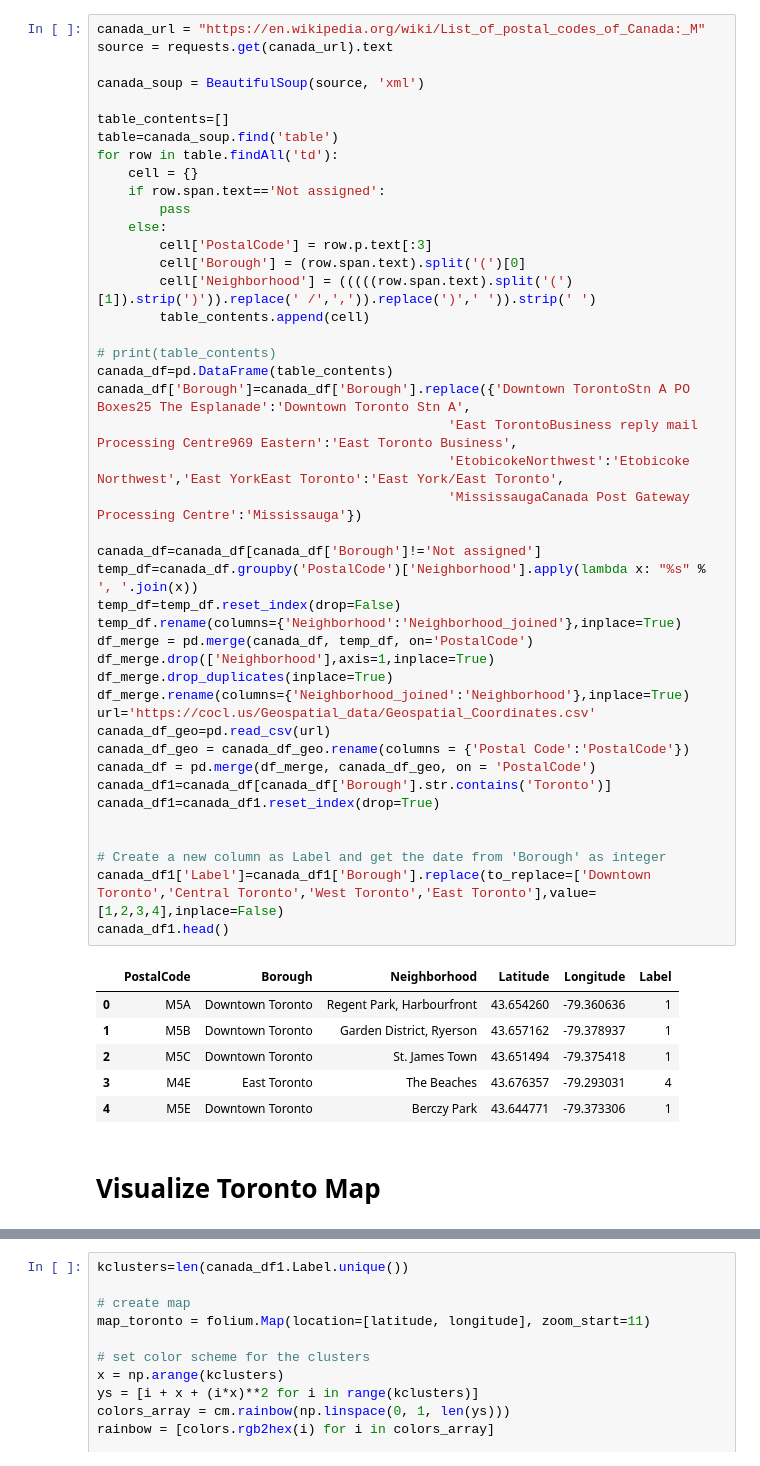
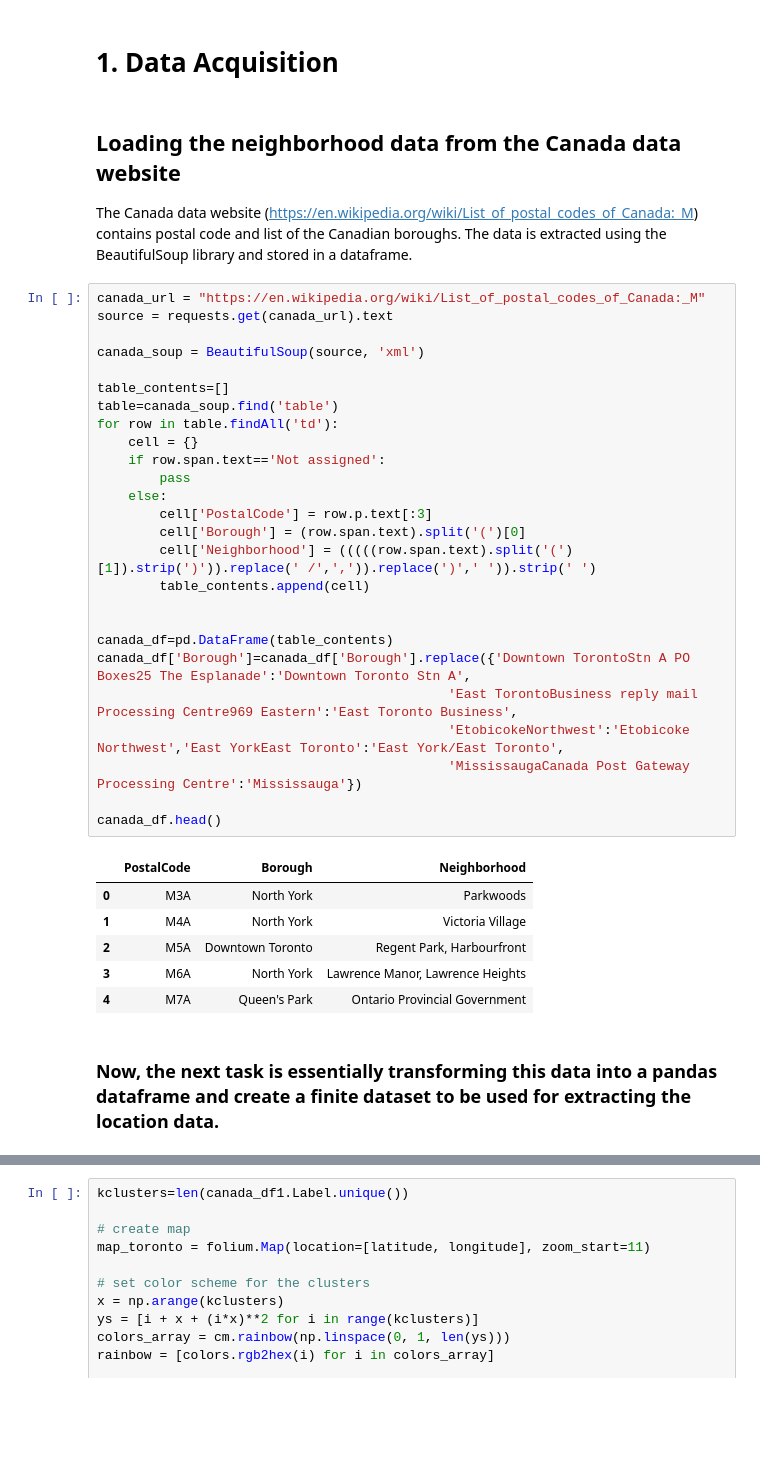
Before and after one commit to shkothari88/Coursera_Capstone, a Jupyter notebook: Coursera_Capstone_Project_Module10.ipynb, the cells around one changed output, grey strips where cells are left out. Cells and saved outputs as stored; diff of their text form; blank space fills up the shorter version.

```diff
--- a/Coursera_Capstone_Project_Module10.ipynb
+++ b/Coursera_Capstone_Project_Module10.ipynb
@@ -28,53 +38,40 @@ Hello Capstone Project Course!
+# %% [markdown]
+# 1. Data Acquisition
+# %% [markdown]
+## Loading the neighborhood data from the Canada data website
+The Canada data website (https://en.wikipedia.org/wiki/List_of_postal_codes_of_Canada:_M) contains postal code and list of the Canadian boroughs. The data is extracted using the BeautifulSoup library and stored in a dataframe.
 # %%
 canada_url = "https://en.wikipedia.org/wiki/List_of_postal_codes_of_Canada:_M"
 source = requests.get(canada_url).text
 
 canada_soup = BeautifulSoup(source, 'xml')
 
 table_contents=[]
 table=canada_soup.find('table')
 for row in table.findAll('td'):
     cell = {}
     if row.span.text=='Not assigned':
         pass
     else:
         cell['PostalCode'] = row.p.text[:3]
         cell['Borough'] = (row.span.text).split('(')[0]
         cell['Neighborhood'] = (((((row.span.text).split('(')[1]).strip(')')).replace(' /',',')).replace(')',' ')).strip(' ')
         table_contents.append(cell)
 
-# print(table_contents)
+
 canada_df=pd.DataFrame(table_contents)
 canada_df['Borough']=canada_df['Borough'].replace({'Downtown TorontoStn A PO Boxes25 The Esplanade':'Downtown Toronto Stn A',
                                              'East TorontoBusiness reply mail Processing Centre969 Eastern':'East Toronto Business',
                                              'EtobicokeNorthwest':'Etobicoke Northwest','East YorkEast Toronto':'East York/East Toronto',
                                              'MississaugaCanada Post Gateway Processing Centre':'Mississauga'})
 
-canada_df=canada_df[canada_df['Borough']!='Not assigned']
-temp_df=canada_df.groupby('PostalCode')['Neighborhood'].apply(lambda x: "%s" % ', '.join(x))
-temp_df=temp_df.reset_index(drop=False)
-temp_df.rename(columns={'Neighborhood':'Neighborhood_joined'},inplace=True)
-df_merge = pd.merge(canada_df, temp_df, on='PostalCode')
-df_merge.drop(['Neighborhood'],axis=1,inplace=True)
-df_merge.drop_duplicates(inplace=True)
-df_merge.rename(columns={'Neighborhood_joined':'Neighborhood'},inplace=True)
-url='https://cocl.us/Geospatial_data/Geospatial_Coordinates.csv'
-canada_df_geo=pd.read_csv(url)
-canada_df_geo = canada_df_geo.rename(columns = {'Postal Code':'PostalCode'})
-canada_df = pd.merge(df_merge, canada_df_geo, on = 'PostalCode')
-canada_df1=canada_df[canada_df['Borough'].str.contains('Toronto')]
-canada_df1=canada_df1.reset_index(drop=True)
-
-
-# Create a new column as Label and get the date from 'Borough' as integer
-canada_df1['Label']=canada_df1['Borough'].replace(to_replace=['Downtown Toronto','Central Toronto','West Toronto','East Toronto'],value=[1,2,3,4],inplace=False)
-canada_df1.head()
+canada_df.head()
 # %% [output]
-|  | PostalCode | Borough | Neighborhood | Latitude | Longitude | Label |
-| 0 | M5A | Downtown Toronto | Regent Park, Harbourfront | 43.654260 | -79.360636 | 1 |
-| 1 | M5B | Downtown Toronto | Garden District, Ryerson | 43.657162 | -79.378937 | 1 |
-| 2 | M5C | Downtown Toronto | St. James Town | 43.651494 | -79.375418 | 1 |
-| 3 | M4E | East Toronto | The Beaches | 43.676357 | -79.293031 | 4 |
-| 4 | M5E | Downtown Toronto | Berczy Park | 43.644771 | -79.373306 | 1 |
+|  | PostalCode | Borough | Neighborhood |
+| 0 | M3A | North York | Parkwoods |
+| 1 | M4A | North York | Victoria Village |
+| 2 | M5A | Downtown Toronto | Regent Park, Harbourfront |
+| 3 | M6A | North York | Lawrence Manor, Lawrence Heights |
+| 4 | M7A | Queen's Park | Ontario Provincial Government |
-# %% [markdown]
-# Visualize Toronto Map
+# %% [markdown]
+### Now, the next task is essentially transforming this data into a pandas dataframe and create a finite dataset to be used for extracting the location data.
```
Also changed, not shown: parts of 45 cells of this notebook.
